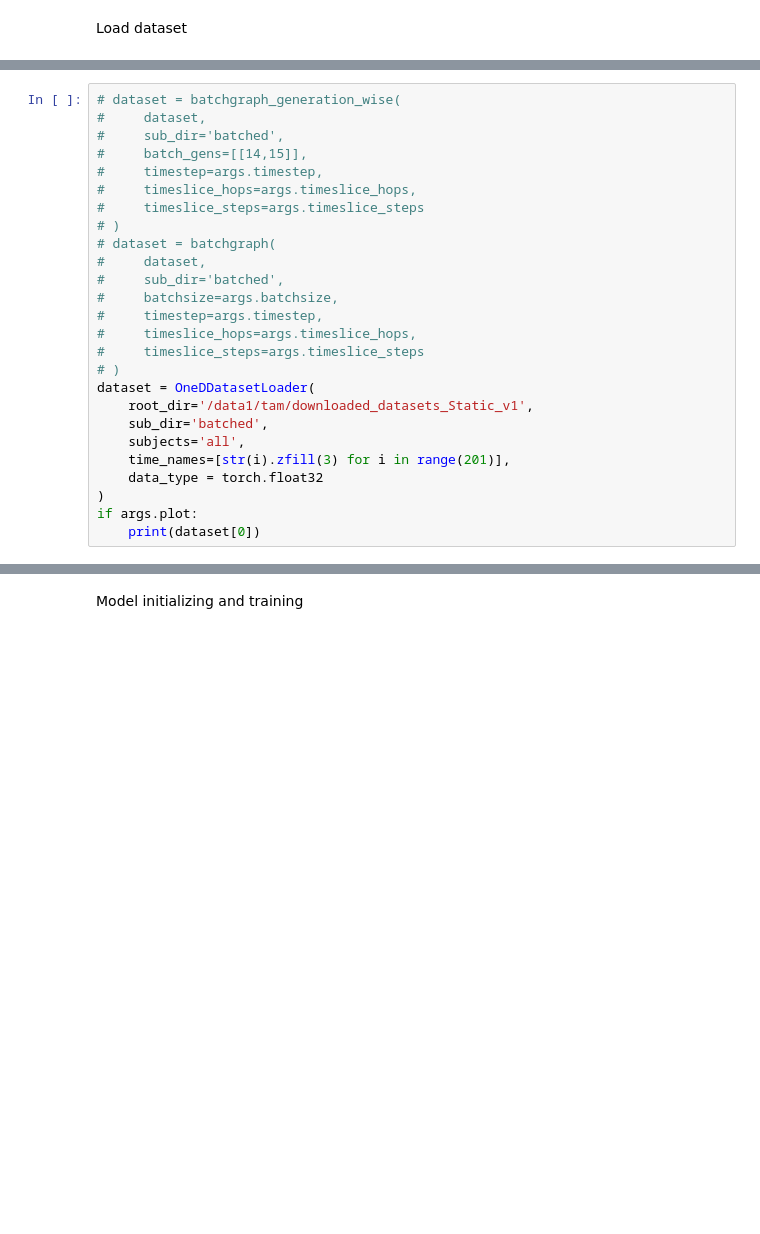
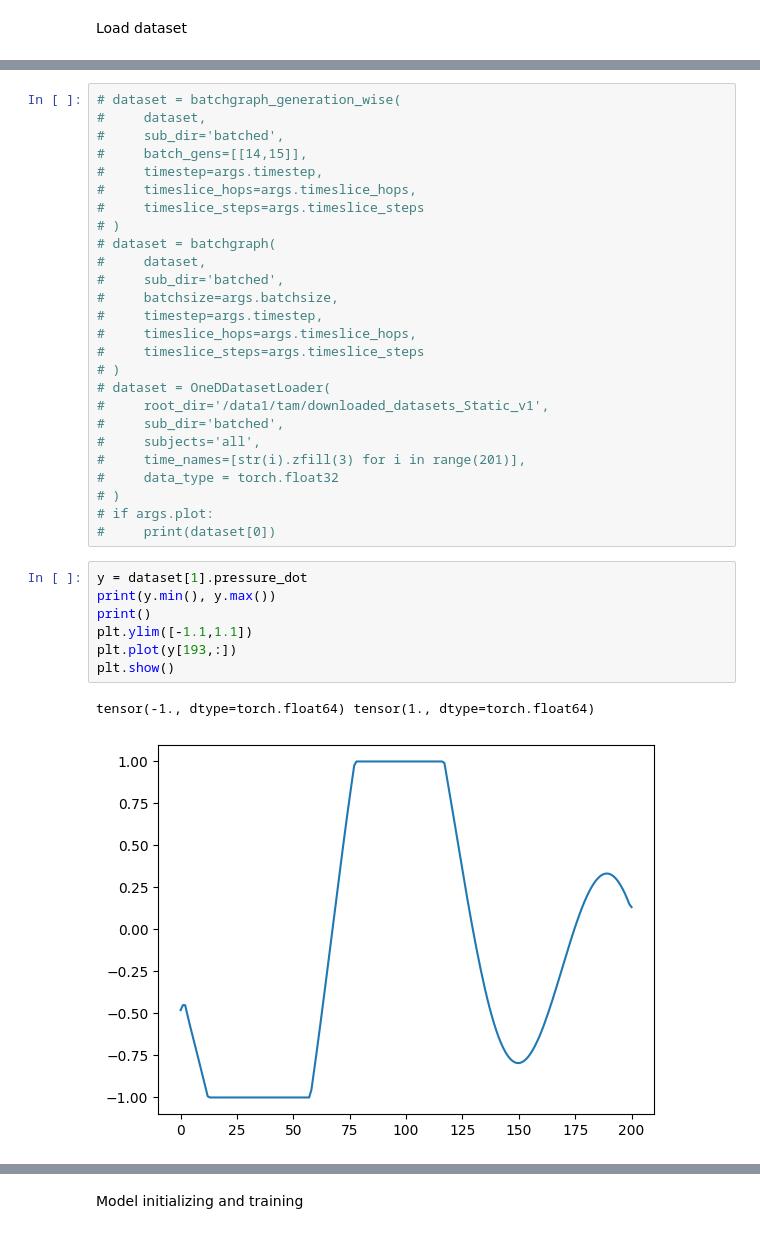
Before and after one commit to tamtran22/python_graph_utilities_v3, a Jupyter notebook: Run/run_1DTree_g3.ipynb, the cells around one changed output, grey strips where cells are left out. Cells and saved outputs as stored; diff of their text form; blank space fills up the shorter version.

```diff
--- a/Run/run_1DTree_g3.ipynb
+++ b/Run/run_1DTree_g3.ipynb
@@ -98,13 +99,23 @@ Load dataset
 #     timeslice_hops=args.timeslice_hops,
 #     timeslice_steps=args.timeslice_steps
 # )
-dataset = OneDDatasetLoader(
-    root_dir='/data1/tam/downloaded_datasets_Static_v1',
-    sub_dir='batched',
-    subjects='all',
-    time_names=[str(i).zfill(3) for i in range(201)],
-    data_type = torch.float32
-)
-if args.plot:
-    print(dataset[0])
+# dataset = OneDDatasetLoader(
+#     root_dir='/data1/tam/downloaded_datasets_Static_v1',
+#     sub_dir='batched',
+#     subjects='all',
+#     time_names=[str(i).zfill(3) for i in range(201)],
+#     data_type = torch.float32
+# )
+# if args.plot:
+#     print(dataset[0])
+# %%
+y = dataset[1].pressure_dot
+print(y.min(), y.max())
+print()
+plt.ylim([-1.1,1.1])
+plt.plot(y[193,:])
+plt.show()
+# %% [output]
+tensor(-1., dtype=torch.float64) tensor(1., dtype=torch.float64)
+[figure, added]
 # %%
```
Also changed, not shown: parts of 7 cells of this notebook, 22 other files.
